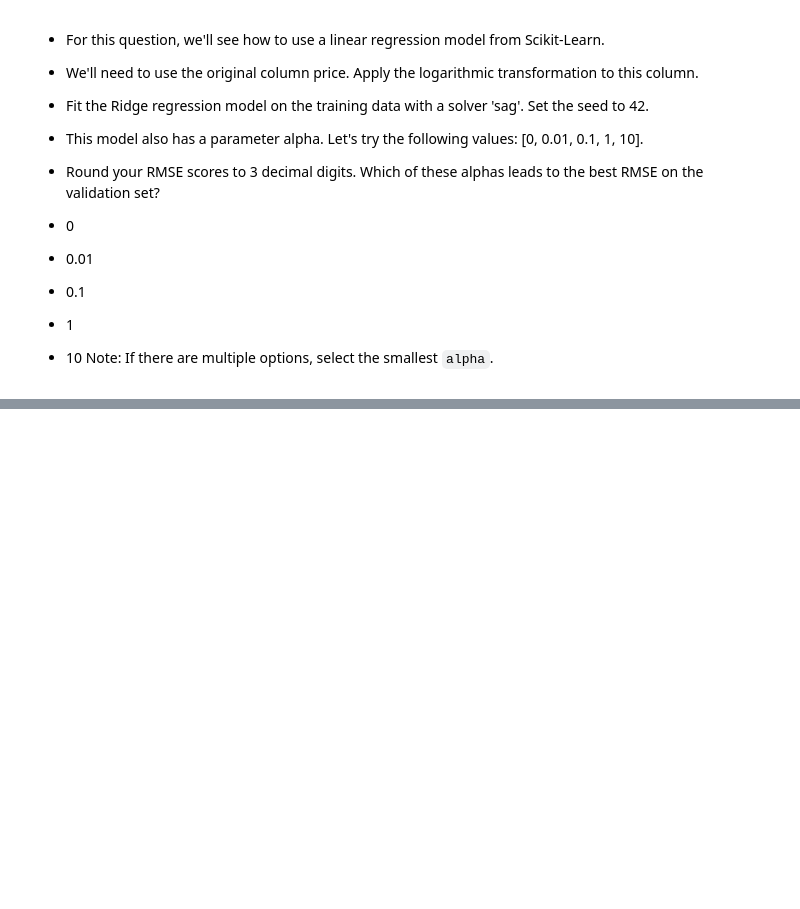
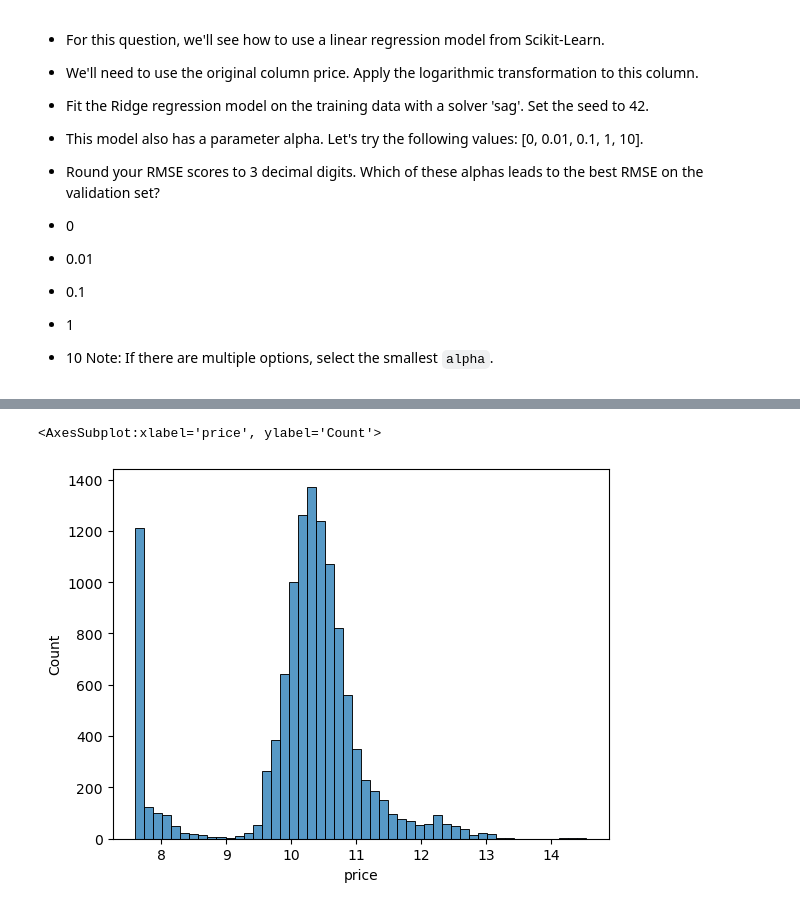
Before and after one commit to Zauralochka/ML-ZoomCamp, a Jupyter notebook: HW3_Classification_23.ipynb, the cells around one changed output, grey strips where cells are left out. Cells and saved outputs as stored; diff of their text form; code cells hidden in the pictures; blank space fills up the shorter version.

```diff
--- a/HW3_Classification_23.ipynb
+++ b/HW3_Classification_23.ipynb
@@ -521,3 +518,15 @@ Which of these alphas leads to the best RMSE on the validation set?
 * 1
 * 10
 Note: If there are multiple options, select the smallest `alpha`.
+# %%
+# load data set
+data = pd.read_csv('data.csv')
+sel_columns = [
+    'Make', 'Model', 'Year',
+    'Engine HP', 'Engine Cylinders',
+    'Transmission Type', 'Vehicle Style', 'highway MPG', 'city mpg', 'MSRP']
+data = data[sel_columns]
+data.columns = data.columns.str.replace(' ', '_').str.lower()
+df = data.copy().fillna(0)
+df = data
+df = df.rename(columns = {'msrp': 'price'})
@@ -523,0 +557,8 @@ Note: If there are multiple options, select the smallest `alpha`.
+# %%
+prices_log = np.log1p(df['price'])
+prices_log
+
+sns.histplot(prices_log, bins=50)
+# %% [output]
+<AxesSubplot:xlabel='price', ylabel='Count'>
+[figure, added]
```
Also changed, not shown: parts of 13 cells of this notebook.
